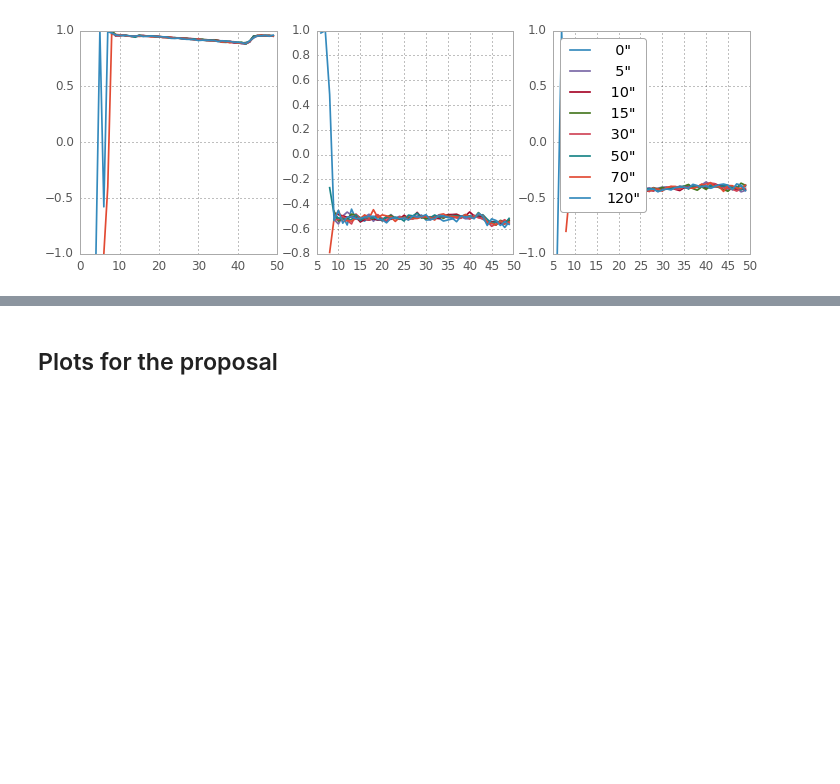
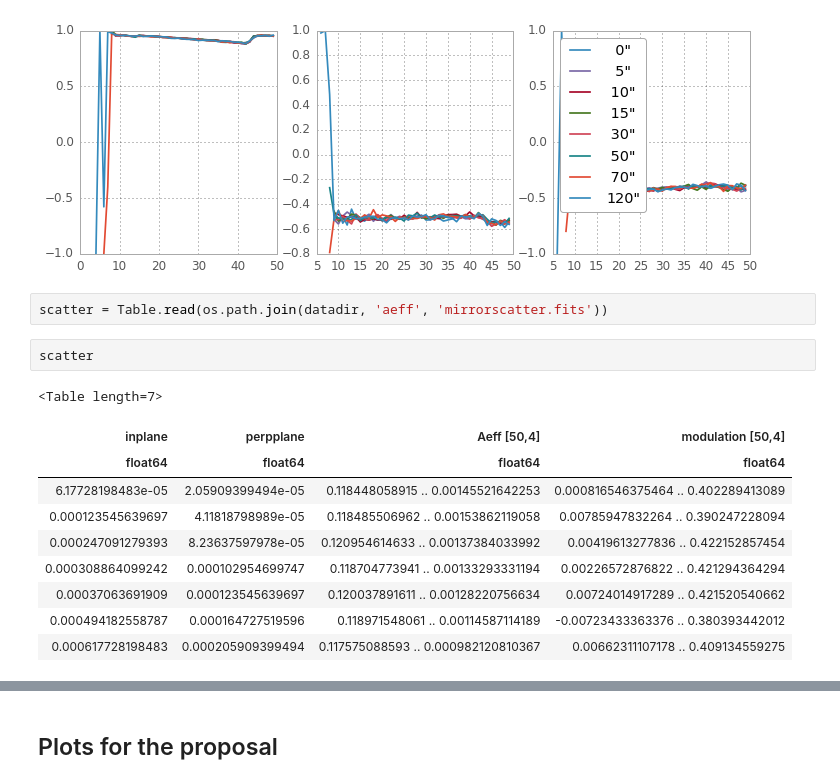
Before and after one commit to X-raypol/ray-trace, a Jupyter notebook: notebooks/REDSoXAeff.ipynb, the cells around one changed output, grey strips where cells are left out. Cells and saved outputs as stored; diff of their text form; blank space fills up the shorter version.

```diff
--- a/notebooks/REDSoXAeff.ipynb
+++ b/notebooks/REDSoXAeff.ipynb
@@ -207,3 +207,18 @@ ax.legend()
 # %% [output]
 <matplotlib.legend.Legend at 0x...>
 [figure]
+# %%
+scatter = Table.read(os.path.join(datadir, 'aeff', 'mirrorscatter.fits'))
+# %%
+scatter
+# %% [output]
+<Table length=7>
+| inplane | perpplane | Aeff [50,4] | modulation [50,4] |
+| float64 | float64 | float64 | float64 |
+| 6.17728198483e-05 | 2.05909399494e-05 | 0.118448058915 .. 0.00145521642253 | 0.000816546375464 .. 0.402289413089 |
+| 0.000123545639697 | 4.11818798989e-05 | 0.118485506962 .. 0.00153862119058 | 0.00785947832264 .. 0.390247228094 |
+| 0.000247091279393 | 8.23637597978e-05 | 0.120954614633 .. 0.00137384033992 | 0.00419613277836 .. 0.422152857454 |
+| 0.000308864099242 | 0.000102954699747 | 0.118704773941 .. 0.00133293331194 | 0.00226572876822 .. 0.421294364294 |
+| 0.00037063691909 | 0.000123545639697 | 0.120037891611 .. 0.00128220756634 | 0.00724014917289 .. 0.421520540662 |
+| 0.000494182558787 | 0.000164727519596 | 0.118971548061 .. 0.00114587114189 | -0.00723433363376 .. 0.380393442012 |
+| 0.000617728198483 | 0.000205909399494 | 0.117575088593 .. 0.000982120810367 | 0.00662311107178 .. 0.409134559275 |
```
Also changed, not shown: parts of 21 cells of this notebook.
